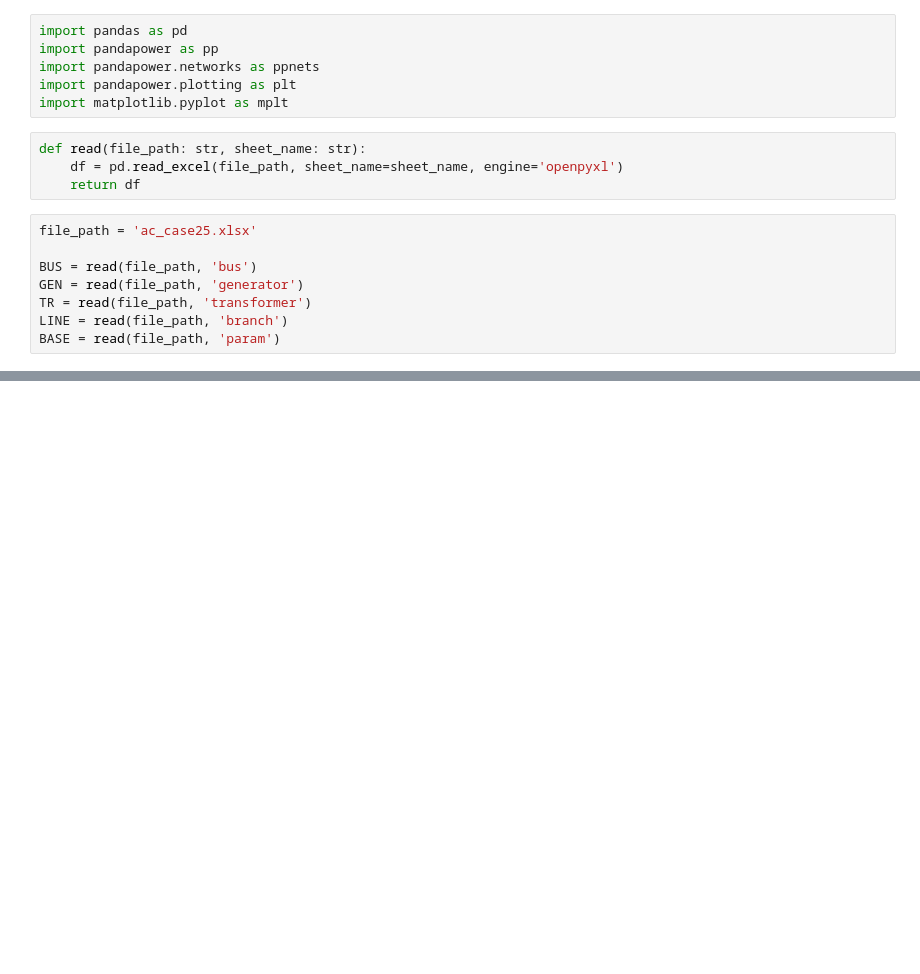
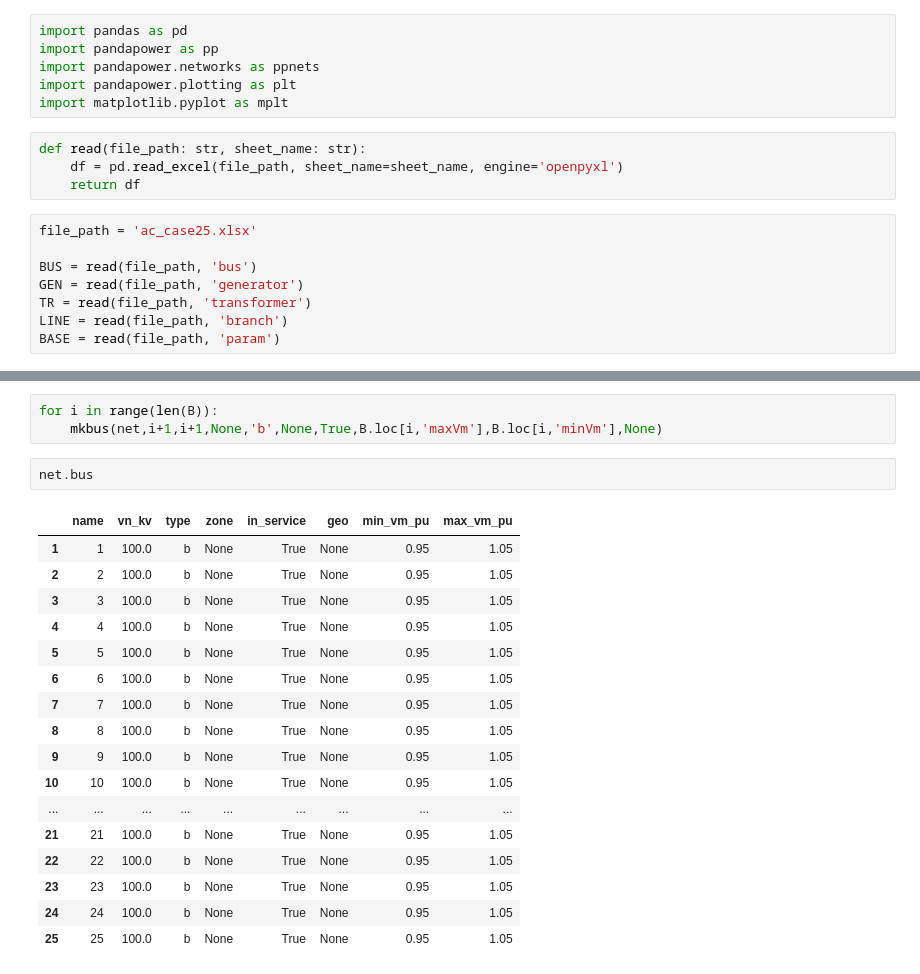
Before and after one commit to kwoong2001/pyomoatoz, a Jupyter notebook: nthPractice/pandapower/case25.ipynb, the cells around one changed output, grey strips where cells are left out. Cells and saved outputs as stored; diff of their text form; blank space fills up the shorter version.

```diff
--- a/nthPractice/pandapower/case25.ipynb
+++ b/nthPractice/pandapower/case25.ipynb
@@ -38,0 +69,23 @@ print(BUS)
+# %%
+for i in range(len(B)):
+    mkbus(net,i+1,i+1,None,'b',None,True,B.loc[i,'maxVm'],B.loc[i,'minVm'],None)
+# %%
+net.bus
+# %% [output]
+|  | name | vn_kv | type | zone | in_service | geo | min_vm_pu | max_vm_pu |
+| 1 | 1 | 100.0 | b | None | True | None | 0.95 | 1.05 |
+| 2 | 2 | 100.0 | b | None | True | None | 0.95 | 1.05 |
+| 3 | 3 | 100.0 | b | None | True | None | 0.95 | 1.05 |
+| 4 | 4 | 100.0 | b | None | True | None | 0.95 | 1.05 |
+| 5 | 5 | 100.0 | b | None | True | None | 0.95 | 1.05 |
+| 6 | 6 | 100.0 | b | None | True | None | 0.95 | 1.05 |
+| 7 | 7 | 100.0 | b | None | True | None | 0.95 | 1.05 |
+| 8 | 8 | 100.0 | b | None | True | None | 0.95 | 1.05 |
+| 9 | 9 | 100.0 | b | None | True | None | 0.95 | 1.05 |
+| 10 | 10 | 100.0 | b | None | True | None | 0.95 | 1.05 |
+| ... | ... | ... | ... | ... | ... | ... | ... | ... |
+| 21 | 21 | 100.0 | b | None | True | None | 0.95 | 1.05 |
+| 22 | 22 | 100.0 | b | None | True | None | 0.95 | 1.05 |
+| 23 | 23 | 100.0 | b | None | True | None | 0.95 | 1.05 |
+| 24 | 24 | 100.0 | b | None | True | None | 0.95 | 1.05 |
+| 25 | 25 | 100.0 | b | None | True | None | 0.95 | 1.05 |
```
Also changed, not shown: parts of 25 cells of this notebook, 1 other file.
